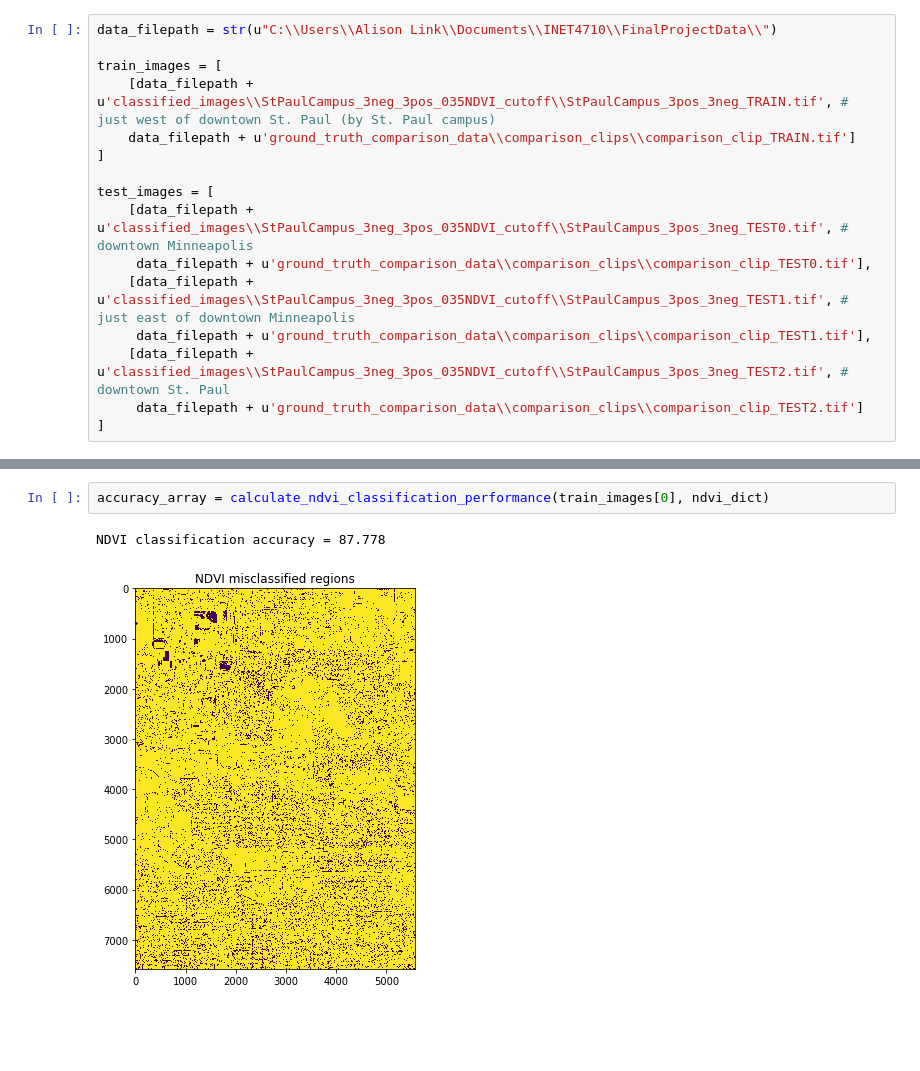
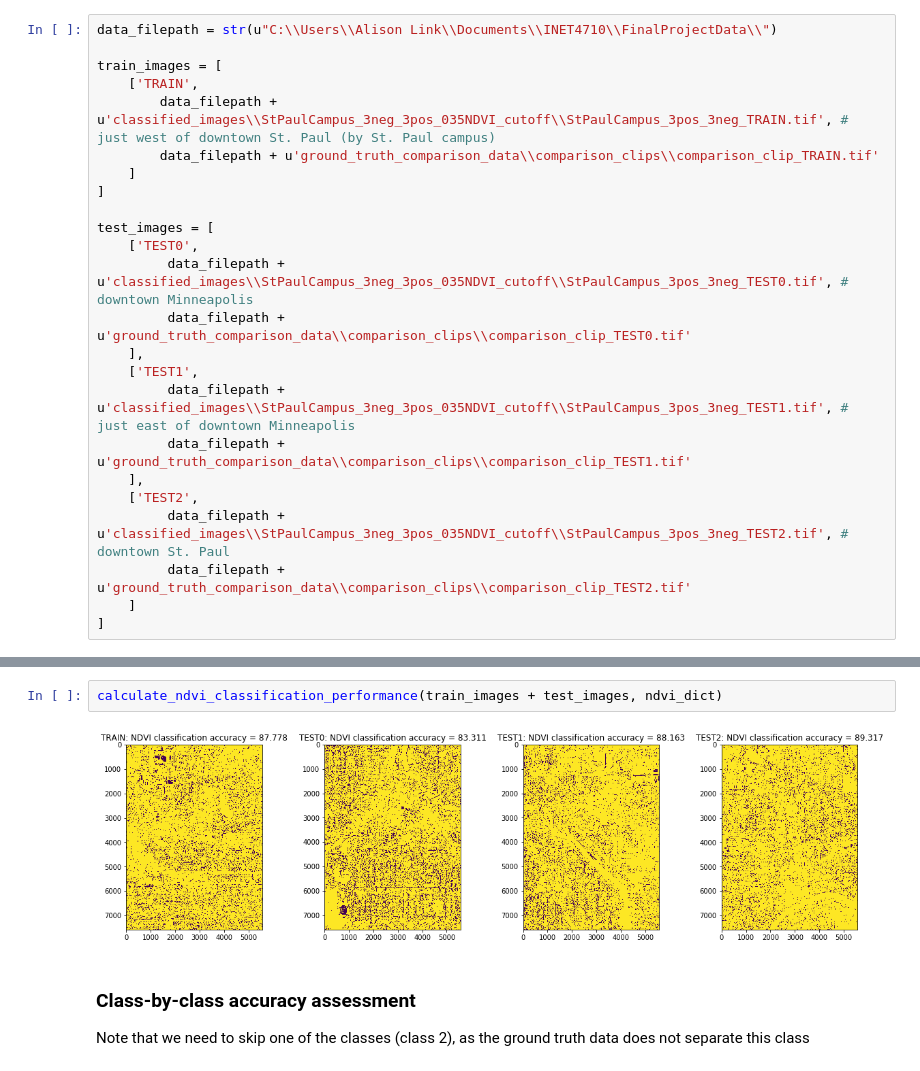
Before and after one commit to linkalis/INET4710_FinalProject, a Jupyter notebook: INET4710_FinalProject_Part3_Assessing_Classification_Performance_and_Conclusion.ipynb, the cells around one changed output, grey strips where cells are left out. Drawn from its saved outputs; the diff is of its cells as text; blank space fills up the shorter version.

Commit message:
working on classification accuracy assessment

```diff
--- a/INET4710_FinalProject_Part3_Assessing_Classification_Performance_and_Conclusion.ipynb
+++ b/INET4710_FinalProject_Part3_Assessing_Classification_Performance_and_Conclusion.ipynb
@@ -4,16 +4,24 @@
 data_filepath = str(u"C:\\Users\\Alison Link\\Documents\\INET4710\\FinalProjectData\\")
 
 train_images = [
-    [data_filepath + u'classified_images\\StPaulCampus_3neg_3pos_035NDVI_cutoff\\StPaulCampus_3pos_3neg_TRAIN.tif', # just west of downtown St. Paul (by St. Paul campus)
-    data_filepath + u'ground_truth_comparison_data\\comparison_clips\\comparison_clip_TRAIN.tif']
+    ['TRAIN',
+        data_filepath + u'classified_images\\StPaulCampus_3neg_3pos_035NDVI_cutoff\\StPaulCampus_3pos_3neg_TRAIN.tif', # just west of downtown St. Paul (by St. Paul campus)
+        data_filepath + u'ground_truth_comparison_data\\comparison_clips\\comparison_clip_TRAIN.tif'
+    ]
 ]
 
 test_images = [
-    [data_filepath + u'classified_images\\StPaulCampus_3neg_3pos_035NDVI_cutoff\\StPaulCampus_3pos_3neg_TEST0.tif', # downtown Minneapolis
-     data_filepath + u'ground_truth_comparison_data\\comparison_clips\\comparison_clip_TEST0.tif'],
-    [data_filepath + u'classified_images\\StPaulCampus_3neg_3pos_035NDVI_cutoff\\StPaulCampus_3pos_3neg_TEST1.tif', # just east of downtown Minneapolis
-     data_filepath + u'ground_truth_comparison_data\\comparison_clips\\comparison_clip_TEST1.tif'],
-    [data_filepath + u'classified_images\\StPaulCampus_3neg_3pos_035NDVI_cutoff\\StPaulCampus_3pos_3neg_TEST2.tif', # downtown St. Paul
-     data_filepath + u'ground_truth_comparison_data\\comparison_clips\\comparison_clip_TEST2.tif']
+    ['TEST0',
+         data_filepath + u'classified_images\\StPaulCampus_3neg_3pos_035NDVI_cutoff\\StPaulCampus_3pos_3neg_TEST0.tif', # downtown Minneapolis
+         data_filepath + u'ground_truth_comparison_data\\comparison_clips\\comparison_clip_TEST0.tif'
+    ],
+    ['TEST1',
+         data_filepath + u'classified_images\\StPaulCampus_3neg_3pos_035NDVI_cutoff\\StPaulCampus_3pos_3neg_TEST1.tif', # just east of downtown Minneapolis
+         data_filepath + u'ground_truth_comparison_data\\comparison_clips\\comparison_clip_TEST1.tif'
+    ],
+    ['TEST2',
+         data_filepath + u'classified_images\\StPaulCampus_3neg_3pos_035NDVI_cutoff\\StPaulCampus_3pos_3neg_TEST2.tif', # downtown St. Paul
+         data_filepath + u'ground_truth_comparison_data\\comparison_clips\\comparison_clip_TEST2.tif'
+    ]
 ]
 # %% [markdown]
@@ -69,6 +77,9 @@ There are a few regions where the misclassifications appear more systematic--par
-# %%
-accuracy_array = calculate_ndvi_classification_performance(train_images[0], ndvi_dict)
-# %% [output]
-NDVI classification accuracy = 87.778
-[figure, removed]
+# %%
+calculate_ndvi_classification_performance(train_images + test_images, ndvi_dict)
+# %% [output]
+[figure, added]
+# %% [markdown]
+### Class-by-class accuracy assessment
+
+Note that we need to skip one of the classes (class 2), as the ground truth data does not separate this class
 # %%
```
Also changed, not shown: parts of 7 cells of this notebook, 1 other file.
